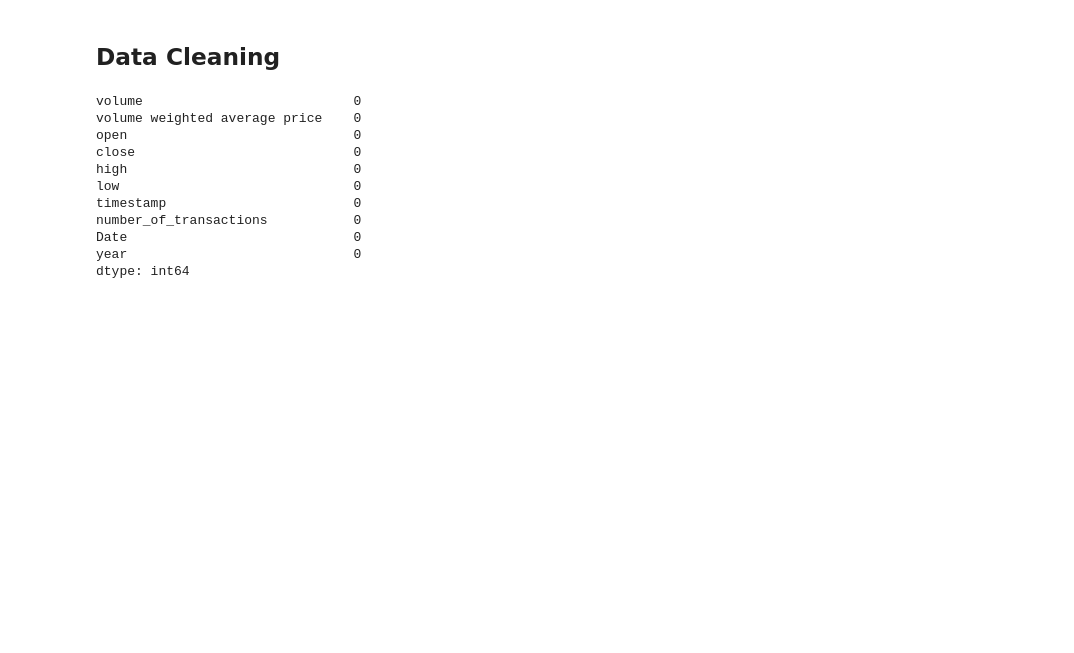
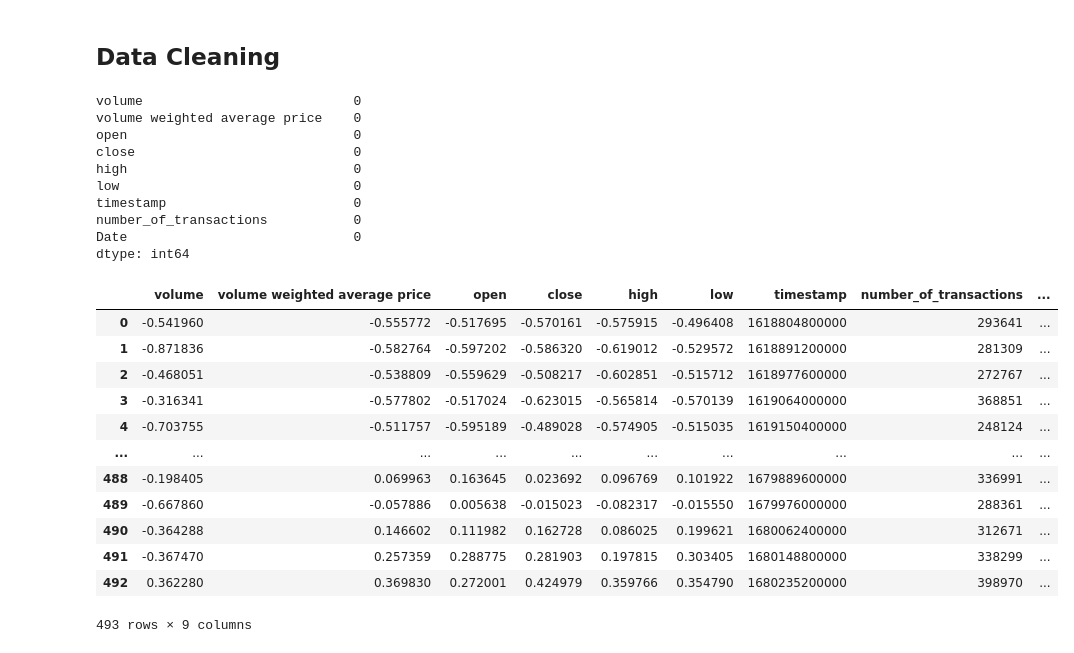
Before and after one commit to anirudhj/StockAnalysisMLProject, a Jupyter notebook: Stocks_EDA.ipynb, the cells around one changed output. Cells and saved outputs as stored; diff of their text form; code cells hidden in the pictures; blank space fills up the shorter version.

```diff
--- a/Stocks_EDA.ipynb
+++ b/Stocks_EDA.ipynb
@@ -41,14 +47,27 @@ From the output, we can see that the dataset has 493 rows and 9 columns. All col
 # %%
-print(df_Microsoft.isnull().sum()) #checking for Null values
+print(df_Stock.isnull().sum()) #checking for Null values
+df_Stock
 # %% [output]
 volume                           0
 volume weighted average price    0
 open                             0
 close                            0
 high                             0
 low                              0
 timestamp                        0
 number_of_transactions           0
 Date                             0
-year                             0
 dtype: int64
+|  | volume | volume weighted average price | open | close | high | low | timestamp | number_of_transactions | ... |
+| 0 | -0.541960 | -0.555772 | -0.517695 | -0.570161 | -0.575915 | -0.496408 | 1618804800000 | 293641 | ... |
+| 1 | -0.871836 | -0.582764 | -0.597202 | -0.586320 | -0.619012 | -0.529572 | 1618891200000 | 281309 | ... |
+| 2 | -0.468051 | -0.538809 | -0.559629 | -0.508217 | -0.602851 | -0.515712 | 1618977600000 | 272767 | ... |
+| 3 | -0.316341 | -0.577802 | -0.517024 | -0.623015 | -0.565814 | -0.570139 | 1619064000000 | 368851 | ... |
+| 4 | -0.703755 | -0.511757 | -0.595189 | -0.489028 | -0.574905 | -0.515035 | 1619150400000 | 248124 | ... |
+| ... | ... | ... | ... | ... | ... | ... | ... | ... | ... |
+| 488 | -0.198405 | 0.069963 | 0.163645 | 0.023692 | 0.096769 | 0.101922 | 1679889600000 | 336991 | ... |
+| 489 | -0.667860 | -0.057886 | 0.005638 | -0.015023 | -0.082317 | -0.015550 | 1679976000000 | 288361 | ... |
+| 490 | -0.364288 | 0.146602 | 0.111982 | 0.162728 | 0.086025 | 0.199621 | 1680062400000 | 312671 | ... |
+| 491 | -0.367470 | 0.257359 | 0.288775 | 0.281903 | 0.197815 | 0.303405 | 1680148800000 | 338299 | ... |
+| 492 | 0.362280 | 0.369830 | 0.272001 | 0.424979 | 0.359766 | 0.354790 | 1680235200000 | 398970 | ... |
+493 rows × 9 columns
```
Also changed, not shown: parts of 5 cells of this notebook, 1 other file.
